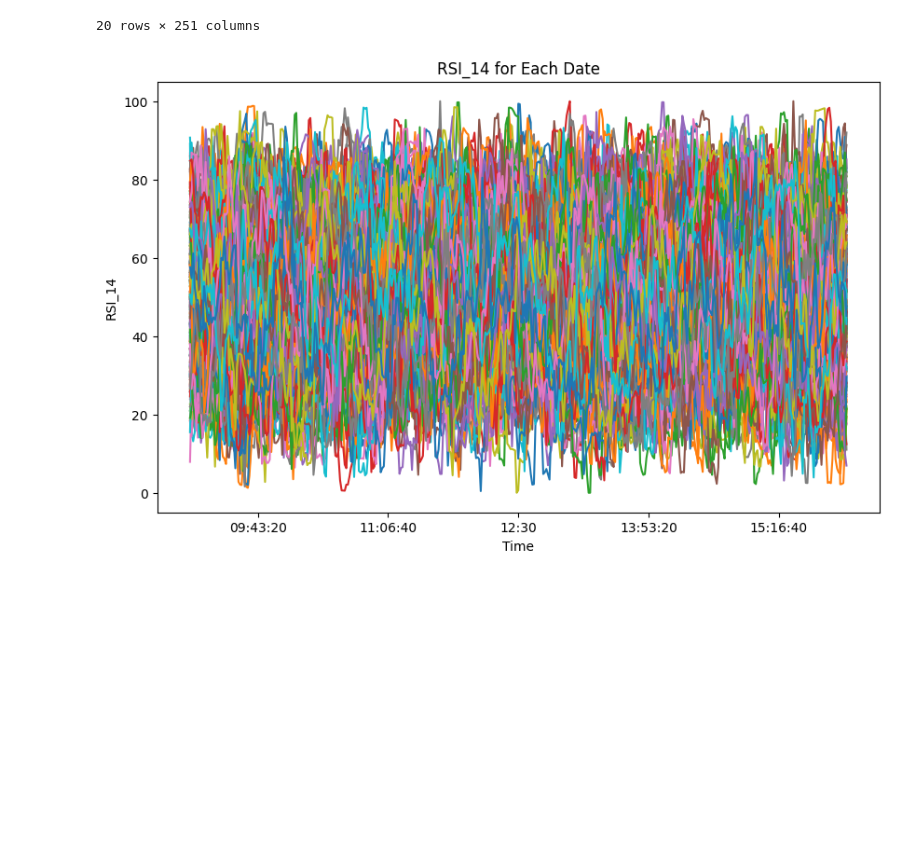
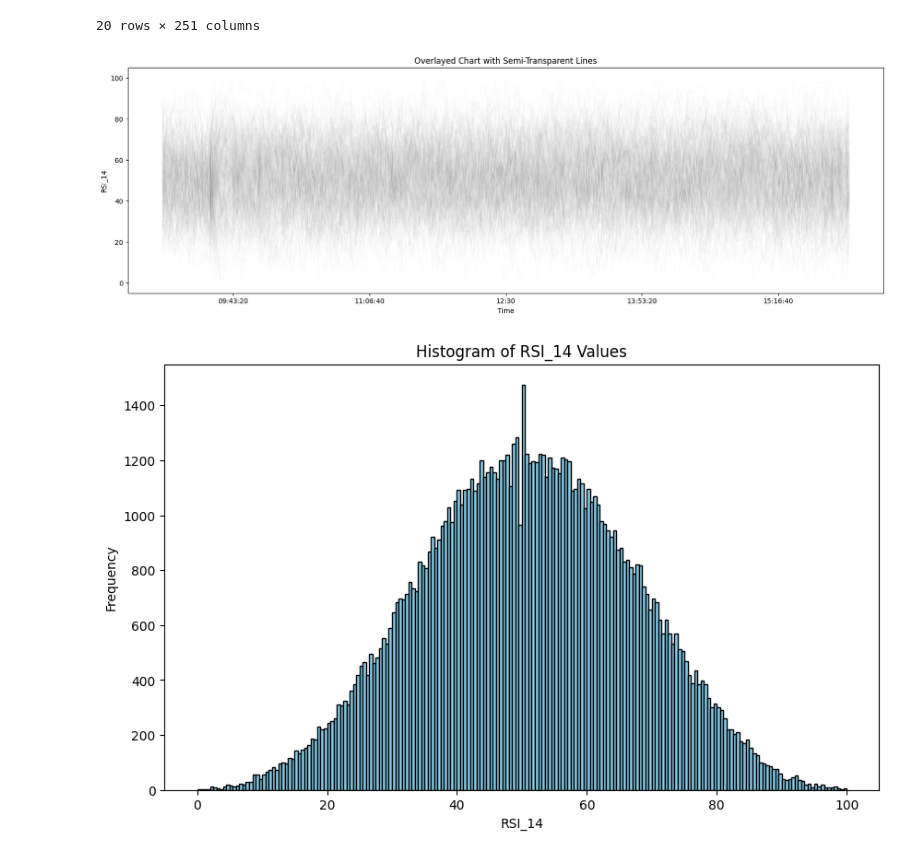
Before and after one commit to kh3dron/biz, a Jupyter notebook: experiments/indecator_stats.ipynb, the cells around one changed output. Drawn from its saved outputs; the diff is of its cells as text; code cells hidden in the pictures; blank space fills up the shorter version.

Commit message:
more charts

```diff
--- a/experiments/indecator_stats.ipynb
+++ b/experiments/indecator_stats.ipynb
@@ -124,19 +124,35 @@ reshaped_df.head(20)
 # %%
 import matplotlib.pyplot as plt
 
 # Assuming reshaped_df is your reshaped DataFrame from the previous step
 
-# Plotting
-reshaped_df.plot.line(figsize=(10, 6), legend=True)
+# Plotting with semi-transparent lines
+reshaped_df.plot.line(figsize=(20, 6), color='gray', alpha=0.02, legend=False)
 
 # Setting labels and title
 plt.xlabel('Time')
 plt.ylabel('RSI_14')
-plt.title('RSI_14 for Each Date')
-
-plt.legend().remove()
+plt.title('Overlayed Chart with Semi-Transparent Lines')
 
 # Display the plot
 plt.show()
 # %% [output]
-[figure, old version]
+[figure, new version]
+# %%
+import matplotlib.pyplot as plt
+
+# Assuming df is your original DataFrame
+
+# Plotting histogram
+plt.figure(figsize=(10, 6))
+plt.hist(df['RSI_14'], bins=100, color='skyblue', edgecolor='black')
+
+# Setting labels and title
+plt.xlabel('RSI_14')
+plt.ylabel('Frequency')
+plt.title('Histogram of RSI_14 Values')
+
+# Display the plot
+plt.show()
+# %% [output]
+[figure, added]
```
